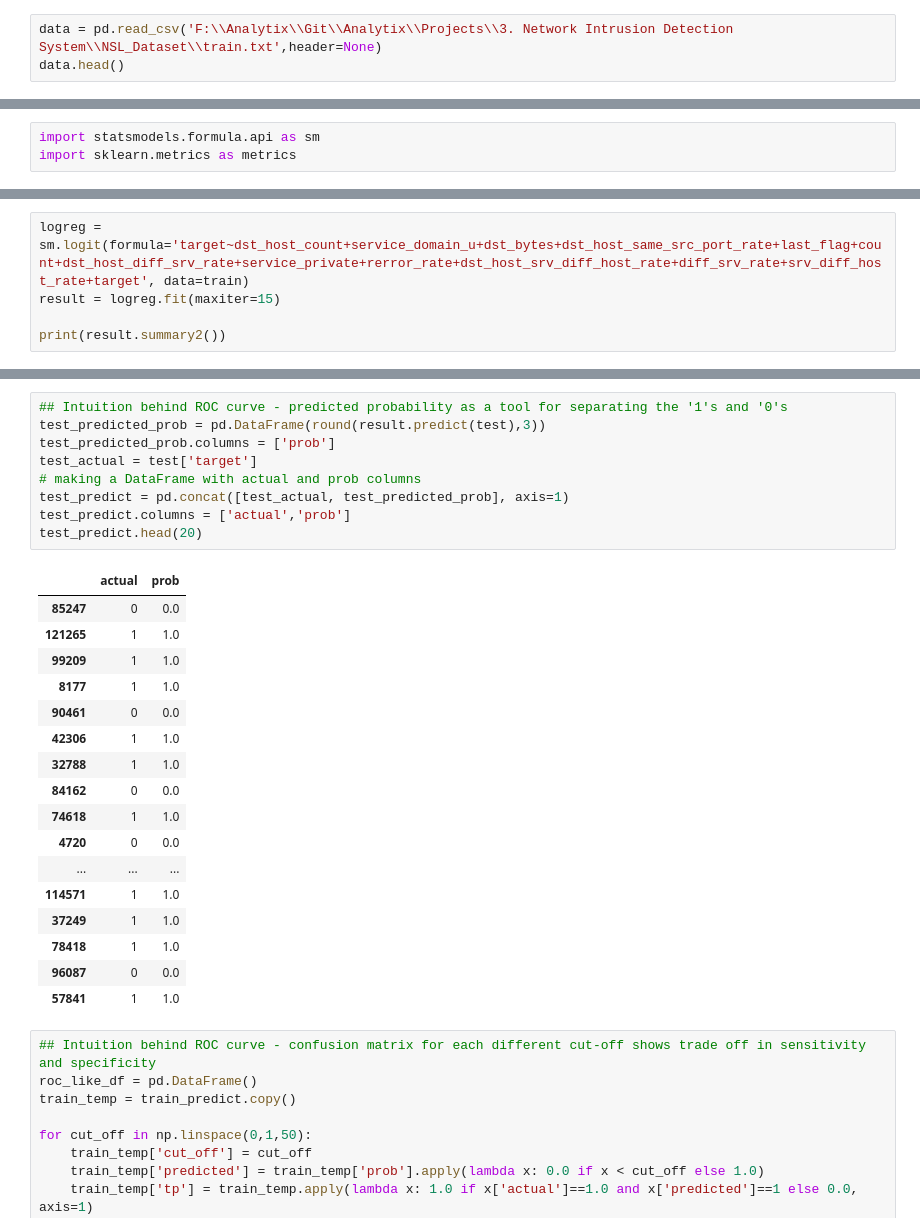
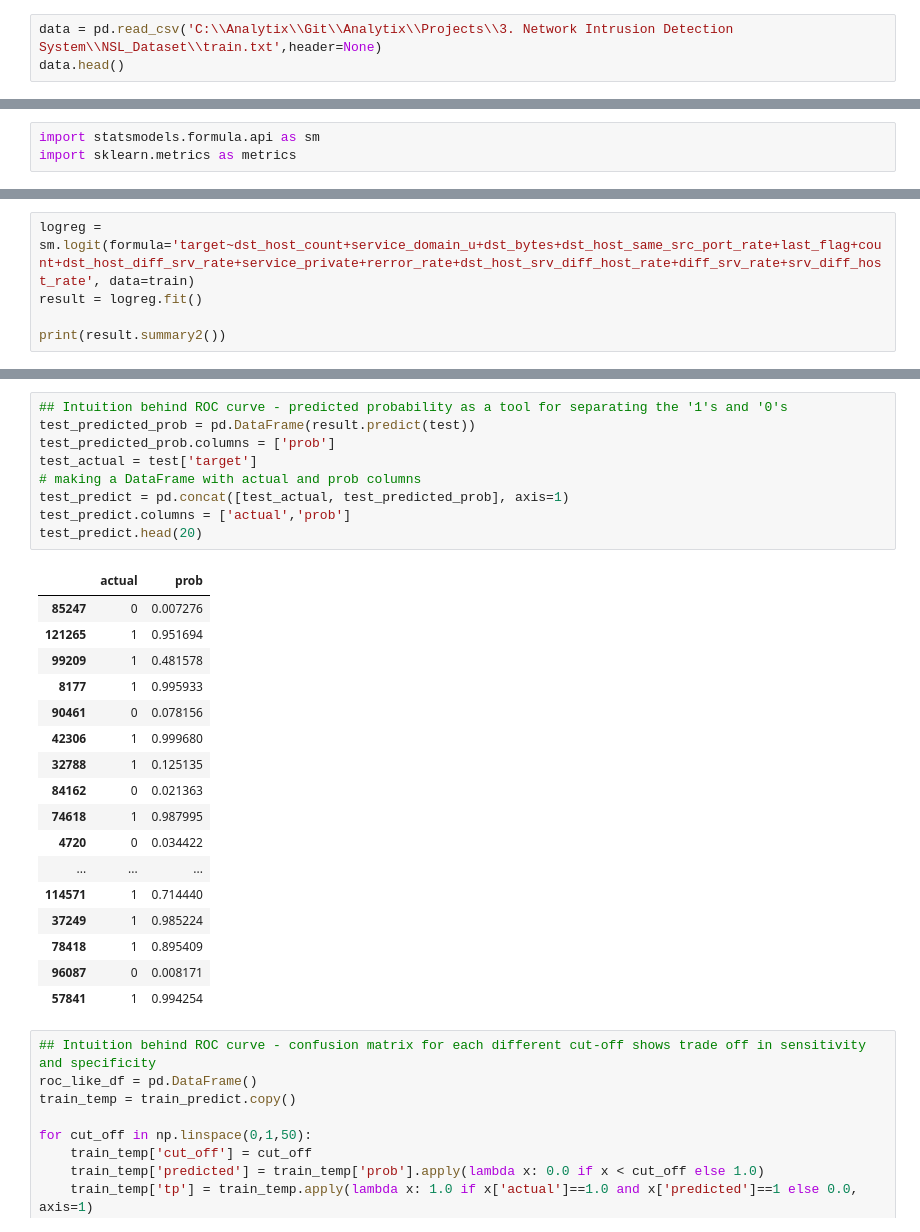
Before and after one commit to devarun07/Analytix, a Jupyter notebook: Projects/3. Network Intrusion Detection System/Project-3.ipynb, the cells around one changed output, grey strips where cells are left out. Drawn from its saved outputs; the diff is of its cells as text.

```diff
--- a/Projects/3. Network Intrusion Detection System/Project-3.ipynb
+++ b/Projects/3. Network Intrusion Detection System/Project-3.ipynb
@@ -6,7 +6,7 @@ from matplotlib import pyplot as plt
 import pandas_profiling
 from sklearn.preprocessing import OneHotEncoder, LabelEncoder
 # %%
-data = pd.read_csv('F:\\Analytix\\Git\\Analytix\\Projects\\3. Network Intrusion Detection System\\NSL_Dataset\\train.txt',header=None)
+data = pd.read_csv('C:\\Analytix\\Git\\Analytix\\Projects\\3. Network Intrusion Detection System\\NSL_Dataset\\train.txt',header=None)
 data.head()
 # %% [output]
 |  | 0 | 1 | 2 | 3 | 4 | 5 | 6 | 7 | 8 | 9 | ... | ... |
@@ -685,8 +735,8 @@ formula
 # %% [output]
 'target~dst_host_count+service_domain_u+dst_bytes+dst_host_same_src_port_rate+last_flag+count+dst_host_diff_srv_rate+service_private+rerror_rate+dst_host_srv_diff_host_rate+diff_srv_rate+srv_diff_host ...
 # %%
-logreg = sm.logit(formula='target~dst_host_count+service_domain_u+dst_bytes+dst_host_same_src_port_rate+last_flag+count+dst_host_diff_srv_rate+service_private+rerror_rate+dst_host_srv_diff_host_rate+diff_srv_rate+srv_diff_host_rate+target', data=train)
-result = logreg.fit(maxiter=15)
+logreg = sm.logit(formula='target~dst_host_count+service_domain_u+dst_bytes+dst_host_same_src_port_rate+last_flag+count+dst_host_diff_srv_rate+service_private+rerror_rate+dst_host_srv_diff_host_rate+diff_srv_rate+srv_diff_host_rate', data=train)
+result = logreg.fit()
 
 print(result.summary2())
 # %% [output]
@@ -754,30 +804,30 @@ train_predict.head(20)
 # %%
 ## Intuition behind ROC curve - predicted probability as a tool for separating the '1's and '0's
-test_predicted_prob = pd.DataFrame(round(result.predict(test),3))
+test_predicted_prob = pd.DataFrame(result.predict(test))
 test_predicted_prob.columns = ['prob']
 test_actual = test['target']
 # making a DataFrame with actual and prob columns
 test_predict = pd.concat([test_actual, test_predicted_prob], axis=1)
 test_predict.columns = ['actual','prob']
 test_predict.head(20)
 # %% [output]
 |  | actual | prob |
-| 85247 | 0 | 0.0 |
-| 121265 | 1 | 1.0 |
-| 99209 | 1 | 1.0 |
-| 8177 | 1 | 1.0 |
-| 90461 | 0 | 0.0 |
-| 42306 | 1 | 1.0 |
-| 32788 | 1 | 1.0 |
-| 84162 | 0 | 0.0 |
-| 74618 | 1 | 1.0 |
-| 4720 | 0 | 0.0 |
+| 85247 | 0 | 0.007276 |
+| 121265 | 1 | 0.951694 |
+| 99209 | 1 | 0.481578 |
+| 8177 | 1 | 0.995933 |
+| 90461 | 0 | 0.078156 |
+| 42306 | 1 | 0.999680 |
+| 32788 | 1 | 0.125135 |
+| 84162 | 0 | 0.021363 |
+| 74618 | 1 | 0.987995 |
+| 4720 | 0 | 0.034422 |
 | ... | ... | ... |
-| 114571 | 1 | 1.0 |
-| 37249 | 1 | 1.0 |
-| 78418 | 1 | 1.0 |
-| 96087 | 0 | 0.0 |
-| 57841 | 1 | 1.0 |
+| 114571 | 1 | 0.714440 |
+| 37249 | 1 | 0.985224 |
+| 78418 | 1 | 0.895409 |
+| 96087 | 0 | 0.008171 |
+| 57841 | 1 | 0.994254 |
 # %%
 ## Intuition behind ROC curve - confusion matrix for each different cut-off shows trade off in sensitivity and specificity
 roc_like_df = pd.DataFrame()
```
Also changed, not shown: parts of 27 cells of this notebook.
